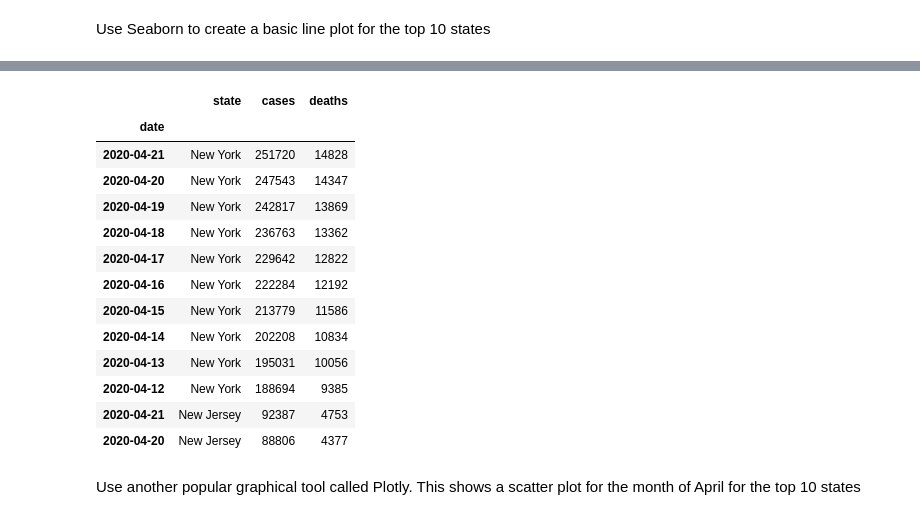
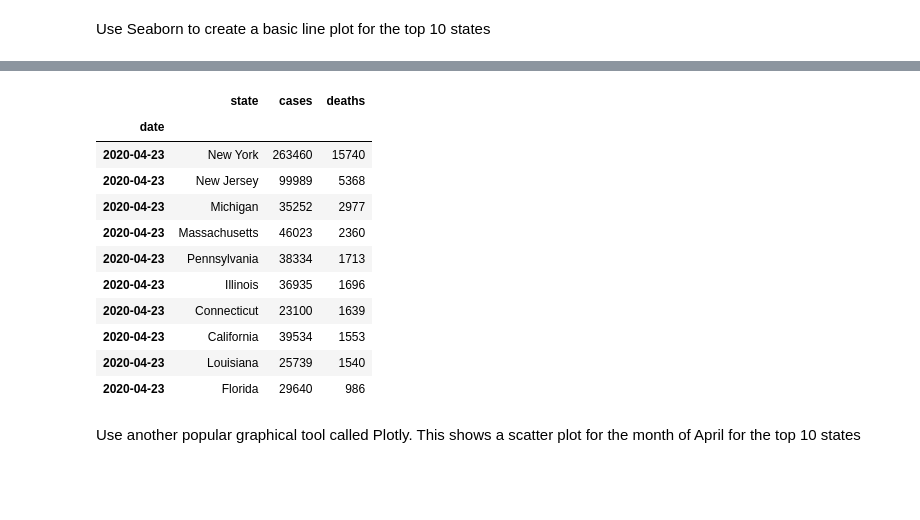
Before and after one commit to 5ft6/covid-19-Hawaii, a Jupyter notebook: Covid_19_Hawaii.ipynb, the cells around one changed output, grey strips where cells are left out. Drawn from its saved outputs; the diff is of its cells as text; code cells hidden in the pictures; blank space fills up the shorter version.

```diff
--- a/Covid_19_Hawaii.ipynb
+++ b/Covid_19_Hawaii.ipynb
@@ -164,21 +164,19 @@ ax.fig.subplots_adjust(wspace=.2)
 # %%
-top_states_april_current_df = top_states_df.loc["2020-04-12":today].sort_values(by=["deaths", "cases"], ascending=False)
+top_states_april_current_df = top_states_df.loc["2020-04-23":today].sort_values(by=["deaths", "cases"], ascending=False)
 top_states_april_current_df.head(12)
 # %% [output]
 |  | state | cases | deaths |
 | date |  |  |  |
-| 2020-04-21 | New York | 251720 | 14828 |
-| 2020-04-20 | New York | 247543 | 14347 |
-| 2020-04-19 | New York | 242817 | 13869 |
-| 2020-04-18 | New York | 236763 | 13362 |
-| 2020-04-17 | New York | 229642 | 12822 |
-| 2020-04-16 | New York | 222284 | 12192 |
-| 2020-04-15 | New York | 213779 | 11586 |
-| 2020-04-14 | New York | 202208 | 10834 |
-| 2020-04-13 | New York | 195031 | 10056 |
-| 2020-04-12 | New York | 188694 | 9385 |
-| 2020-04-21 | New Jersey | 92387 | 4753 |
-| 2020-04-20 | New Jersey | 88806 | 4377 |
+| 2020-04-23 | New York | 263460 | 15740 |
+| 2020-04-23 | New Jersey | 99989 | 5368 |
+| 2020-04-23 | Michigan | 35252 | 2977 |
+| 2020-04-23 | Massachusetts | 46023 | 2360 |
+| 2020-04-23 | Pennsylvania | 38334 | 1713 |
+| 2020-04-23 | Illinois | 36935 | 1696 |
+| 2020-04-23 | Connecticut | 23100 | 1639 |
+| 2020-04-23 | California | 39534 | 1553 |
+| 2020-04-23 | Louisiana | 25739 | 1540 |
+| 2020-04-23 | Florida | 29640 | 986 |
 # %% [markdown]
 Use another popular graphical tool called Plotly. This shows a scatter plot for the month of April for the top 10 states
 # %%
```
Also changed, not shown: parts of 23 cells of this notebook.
